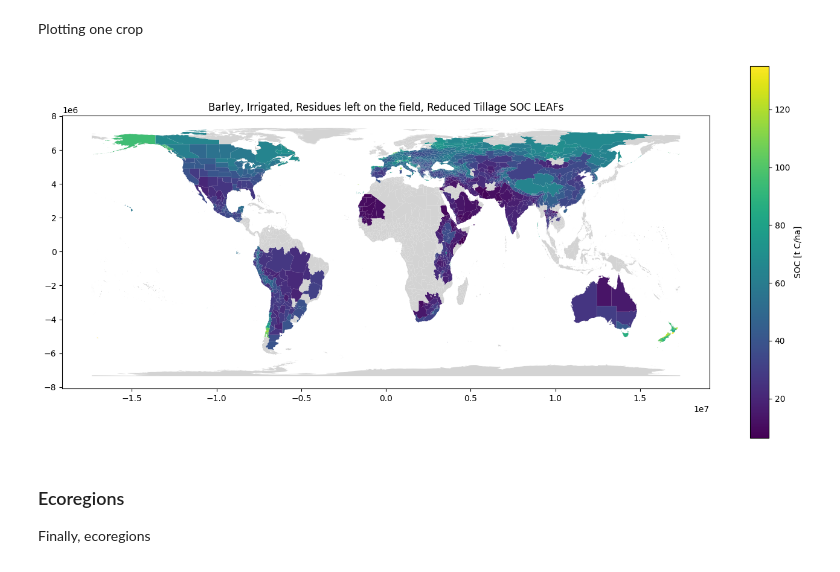
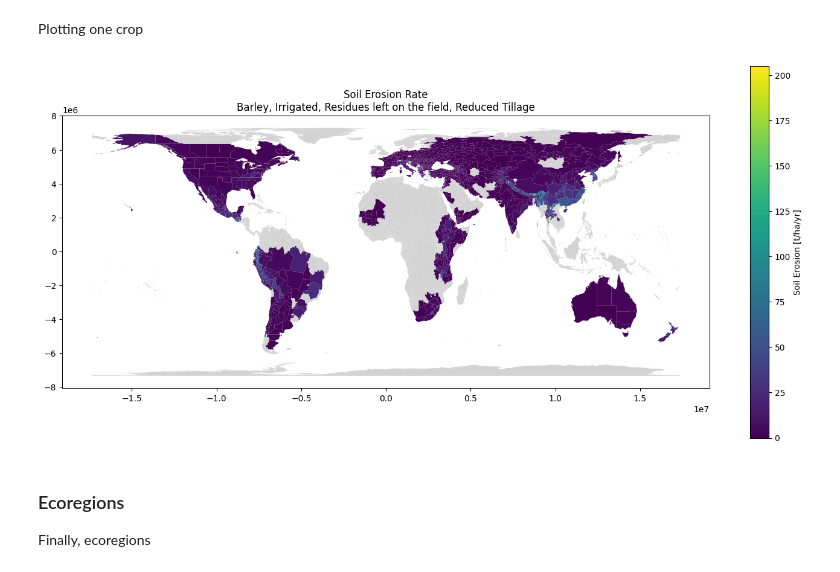
Before and after one commit to cloyolaangosto/SBTN_Land_LEAFs, a Jupyter notebook: documentation/SoilErosion_LEAFs_ReducedTillage.ipynb, the cells around one changed output. Saved outputs shown, nothing was run; the diff lists cells and outputs as text; code cells hidden in the pictures.

```diff
--- a/documentation/SoilErosion_LEAFs_ReducedTillage.ipynb
+++ b/documentation/SoilErosion_LEAFs_ReducedTillage.ipynb
@@ -302,4 +275,6 @@ gdf_test_geometries = gpd.read_file(gpkg_path, layer="geometry_layer")
 gdf_test = gdf_test_geometries.merge(gdf_test_values.drop(columns="_source_file"), how="left", on="ADM0_NAME")
 # %% [markdown]
 Plotting one crop
+# %%
+test_flow = "se_rate_25km_Barley_irr_ron_rt"
 # %%
@@ -342,11 +317,11 @@ Loading the necessary data and parameters
 # %%
 # Inputs that change by area type
 area_type = "subcountry"
-layer_name = "soc_leaf_subcountry"
-corrected_shp = gpd.read_file('../data/CountryLayers/SubCountry_Level1/g2015_2014_1.shp')
+layer_name = "se_leaf_subcountry"
+shp = gpd.read_file('../data/CountryLayers/SubCountry_Level1/g2015_2014_1.shp')
 master_key = "ADM1_CODE"
 result_key = "ADM1_CODE"
-gpckg_name = "SOC_2030_reducedtillage_subcountry"
+gpckg_name = "se_reducedtillage_subcountry"
 # %% [markdown]
 Running the averages
 # %%
@@ -354,16 +329,17 @@ gpkg_path, df_results = mc.build_cfs_gpkg_from_rasters(
     input_folder =input_folder,
     output_folder = output_folder,
     layer_name=layer_name,
-    master_gdf=corrected_shp,           # e.g., countries, subcountries, or ecoregions
-    master_key=master_key,              # or 'ISO_A3', 'ADM1_CODE', 'ECO_NAME'
+    master_gdf=shp,           # e.g., countries, subcountries, or ecoregions
+    master_key=master_key,              # 'ADM0_NAME', 'ADM1_NAME', 'ECO_NAME'
     result_key=result_key,              # must match the column emitted by your calc gdf
+    file_filter= file_filter,
     gpckg_name = gpckg_name,
     cf_name=cf_name,
     cf_unit=cf_unit,
     area_type=area_type,
-    calc_kwargs=dict(raster_band = 15, outlier_method="log1p_win", std_thresh = 3),     # Chooses the raster band. Due to outliers in crops, setting it to windsorize, replacing all values above 3 stds with mean + 3 stds.
-    reset_gpkg=True,
-    run_test=False                             # Use run test to run the first 3 files
+    calc_kwargs=calc_kwargs,
+    reset_gpkg=reset_gpck,
+    run_test=True                             # Use run test to run the first 3 files
 )
 
 print(f"Wrote {df_results.shape[0]} rows into {gpkg_path}")
@@ -405,19 +371,19 @@ gdf_test = gdf_test_geometries.merge(gdf_test_values.drop(columns="_source_file"
 # %% [markdown]
 Plotting one crop
 # %%
-subcountry_leafs_check = gdf_test[gdf_test["flow_name"]=="Barley_irr_ron_rt_2030y_SOC"]
+subcountry_leafs_check = gdf_test[gdf_test["flow_name"]==test_flow]
 # %%
 fig, ax = plt.subplots(figsize=(14, 8))
 subcountry_leafs_check.plot(column="cf", ax=ax, cmap="viridis",
            legend=True,
-           legend_kwds={"label": "SOC [t C/ha]", "shrink": 0.8},
+           legend_kwds={"label": "Soil Erosion [t/ha/yr]", "shrink": 0.8},
            missing_kwds={"color": "lightgrey", "label": "No value"})
 
-ax.set_title("Barley, Irrigated, Residues left on the field, Reduced Tillage SOC LEAFs")
+ax.set_title("Soil Erosion Rate\nBarley, Irrigated, Residues left on the field, Reduced Tillage")
 plt.tight_layout()
 plt.show()
 # %% [output]
-[figure, old version]
+[figure, new version]
 # %% [markdown]
 ### Ecoregions
 Finally, ecoregions
```
Also changed, not shown: parts of 37 cells of this notebook, 7 other files.
